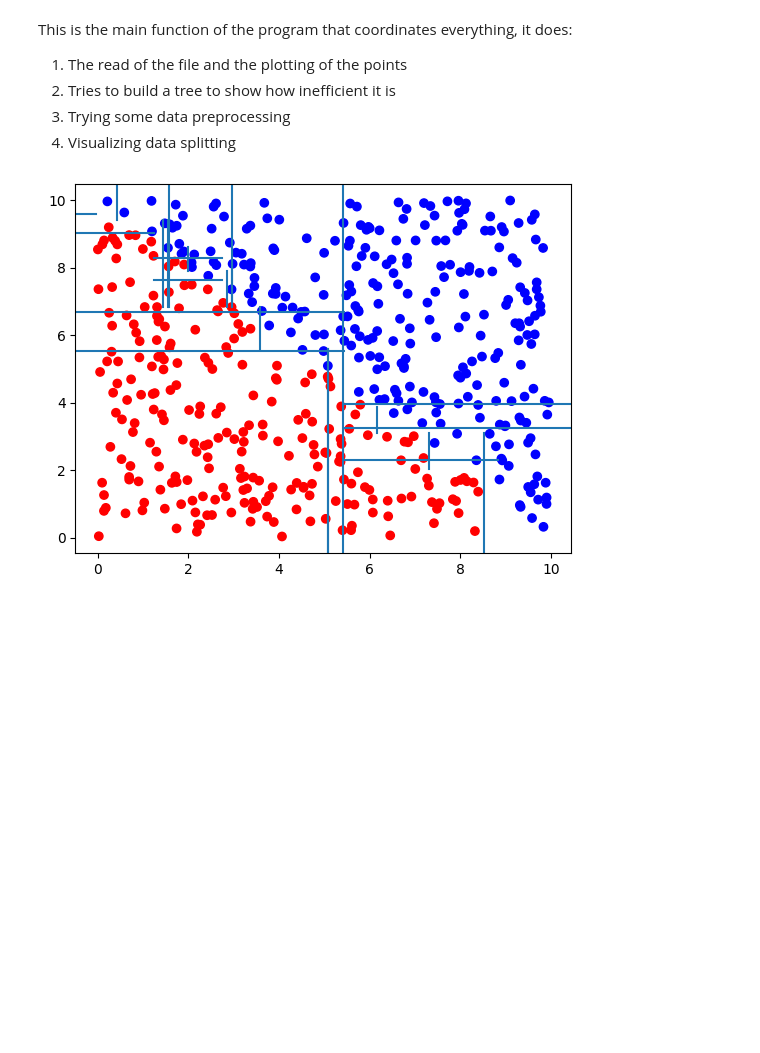
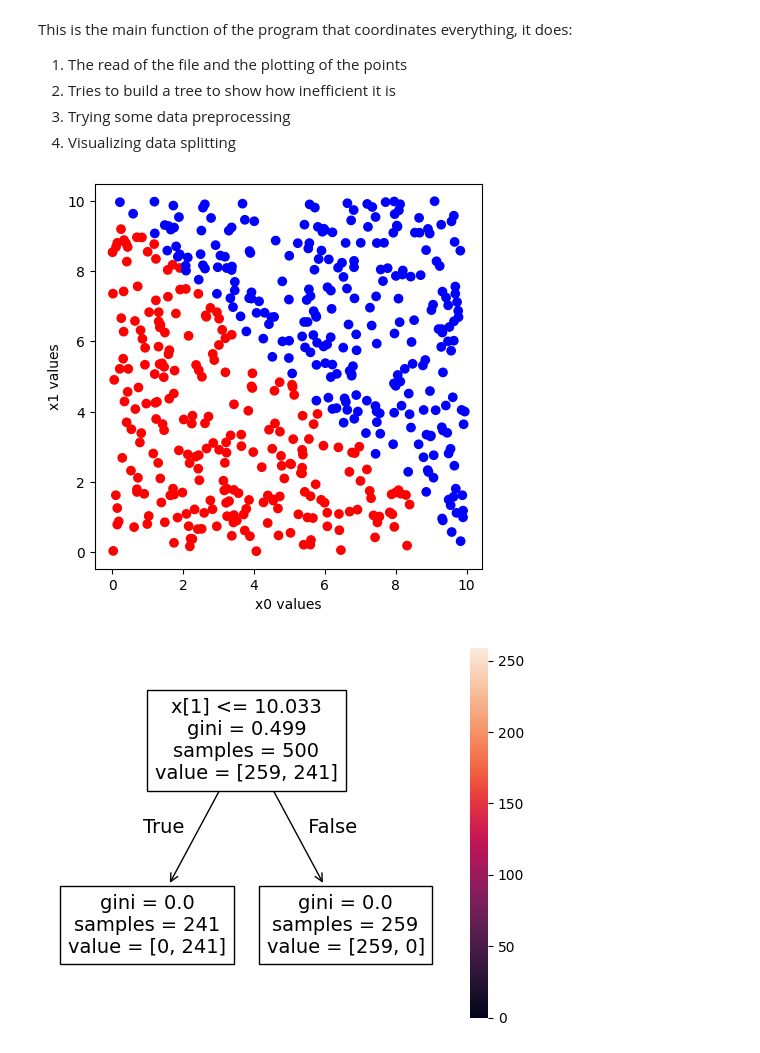
Before and after one commit to Nuzz23/01TWZSM_DataScienceLab, a Jupyter notebook: Lab/L06/E02/E02.ipynb, the cells around one changed output. Cells and saved outputs as stored; diff of their text form; code cells hidden in the pictures; blank space fills up the shorter version.

```diff
--- a/Lab/L06/E02/E02.ipynb
+++ b/Lab/L06/E02/E02.ipynb
@@ -182,25 +183,27 @@ This is the main function of the program that coordinates everything, it does:
 # %%
 def main()->None:
     df = readFile(INPUT_FILE_PATH) # 1
-    # plotDf(df) # 1
+    plotDf(df) # 1
 
     # 100 percent accuracy, it fucking over fits as expected
-    # tree = buildTree(df) # 2
-    # plot_tree(tree) # 2
-    # heatmap(confusion_matrix(df['label'], tree.predict(df[['x0', 'x1']])), annot=True) # 2
+    tree = buildTree(df) # 2
+    plot_tree(tree) # 2
+    heatmap(confusion_matrix(df['label'], tree.predict(df[['x0', 'x1']])), annot=True) # 2
     # print(partitionDataWithTraining(df, 0.20)) # 2
 
     df = dataPreprocessing(df) # 3
 
-    # plot_tree(DecisionTreeClassifier().fit(df.loc[:, ['x0', 'x2']], df.loc[:, 'label'])) # 3 the tree is much simpler
+    plot_tree(DecisionTreeClassifier().fit(df.loc[:, ['x0', 'x2']], df.loc[:, 'label'])) # 3 the tree is much simpler
 
     # trying a quick comparison with KNN
-    # quickComparison(df, saveFig=False) # 3
+    quickComparison(df, saveFig=False) # 3
 
     # try also with x2 instead of x1
     plotBoundaries(df, DecisionTreeClassifier().fit(df.loc[:, ['x0', 'x1']], df.loc[:, 'label']), col='x1') # 4
+    plotBoundaries(df, DecisionTreeClassifier().fit(df.loc[:, ['x0', 'x2']], df.loc[:, 'label']), col='x2') # 4
 
 
 main()
 # %% [output]
-[figure, old version]
+[figure, new version]
+[figure, added]
```
Also changed, not shown: parts of 2 cells of this notebook.
